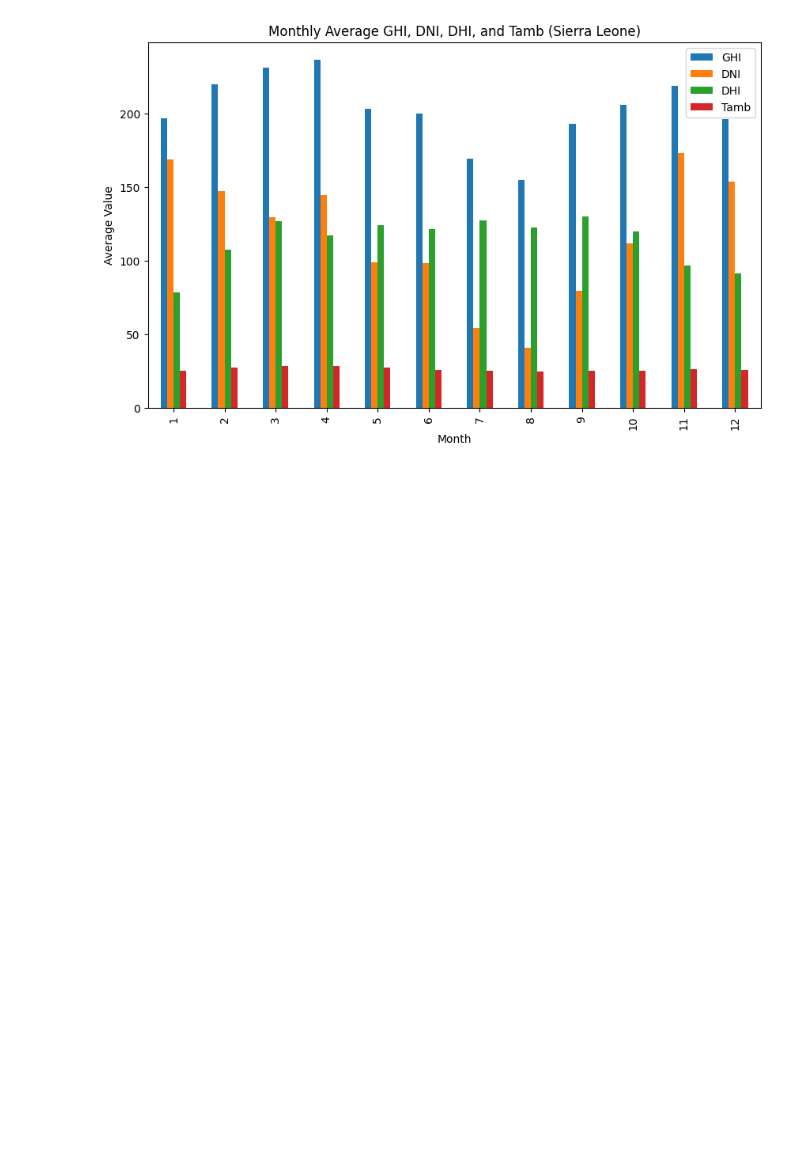
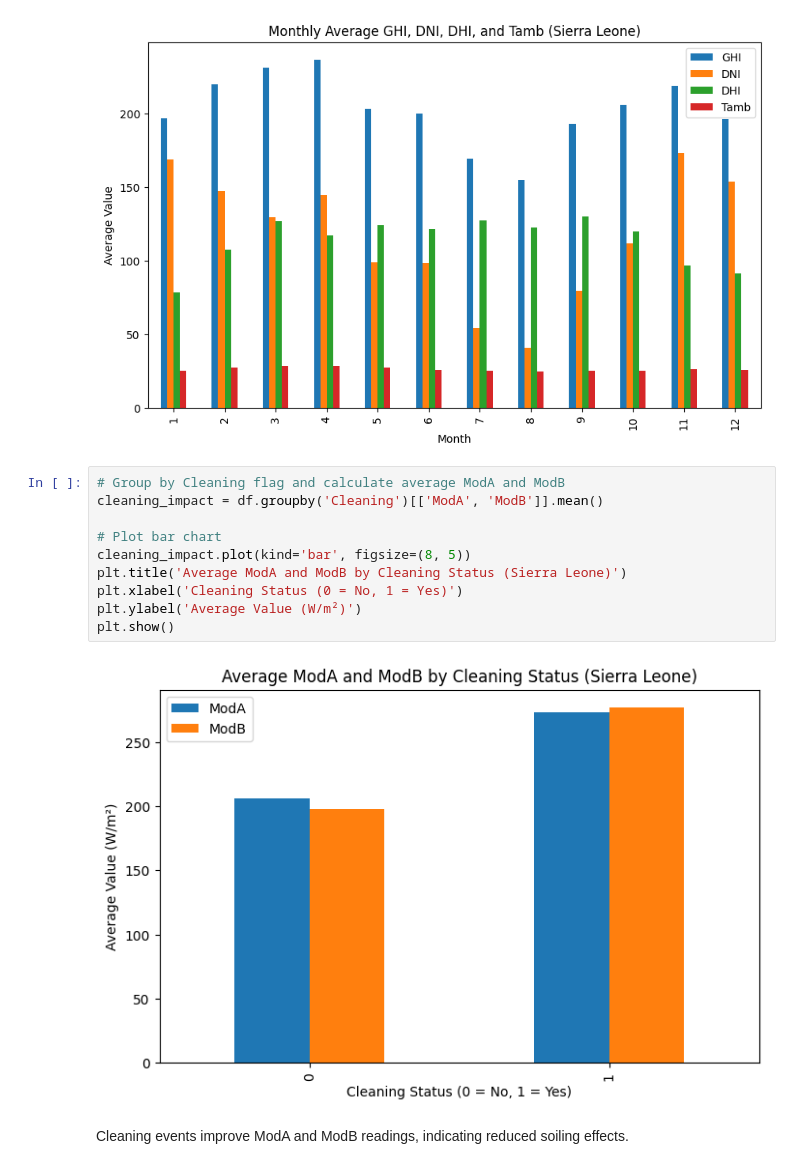
Before and after one commit to FasikaBelayneh/solar-challenge-week1, a Jupyter notebook: notebooks/sierraleone_eda.ipynb, the cells around one changed output. Saved outputs shown, nothing was run; the diff lists cells and outputs as text; blank space fills up the shorter version.

Commit message:
feat: add cleaning impact analysis for Sierra Leone

```diff
--- a/notebooks/sierraleone_eda.ipynb
+++ b/notebooks/sierraleone_eda.ipynb
@@ -104,3 +104,17 @@ plt.ylabel('Average Value')
 plt.show()
 # %% [output]
 [figure]
+# %%
+# Group by Cleaning flag and calculate average ModA and ModB
+cleaning_impact = df.groupby('Cleaning')[['ModA', 'ModB']].mean()
+
+# Plot bar chart
+cleaning_impact.plot(kind='bar', figsize=(8, 5))
+plt.title('Average ModA and ModB by Cleaning Status (Sierra Leone)')
+plt.xlabel('Cleaning Status (0 = No, 1 = Yes)')
+plt.ylabel('Average Value (W/m²)')
+plt.show()
+# %% [output]
+[figure, added]
+# %% [markdown]
+Cleaning events improve ModA and ModB readings, indicating reduced soiling effects.
```
